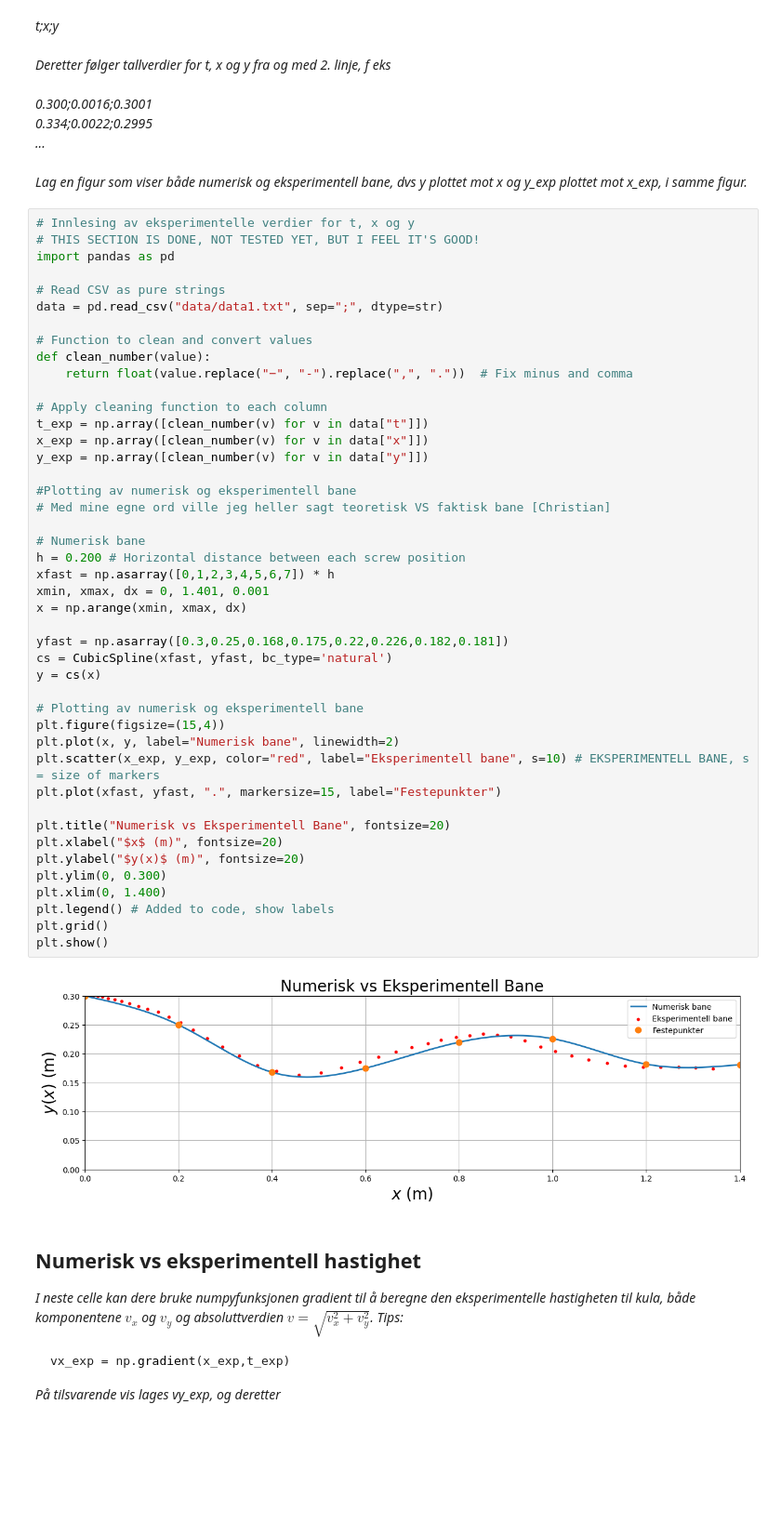
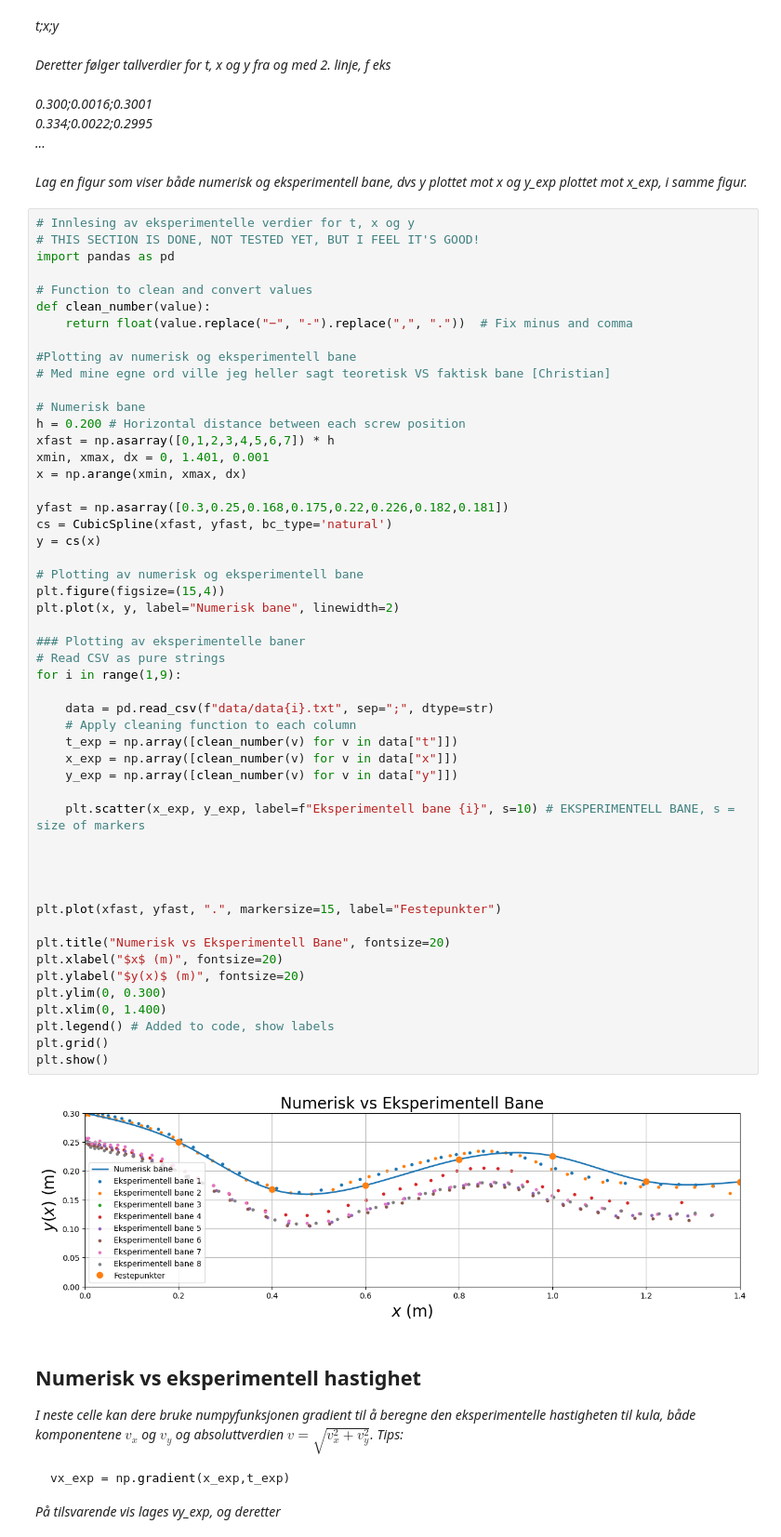
Before and after one commit to dtktran/notebook_mal_V25, a Jupyter notebook: notebook_mal_V25.ipynb, the cells around one changed output. Shown: that part at 93% size. Drawn from its saved outputs; the diff is of its cells as text; blank space fills up the shorter version.

Commit message:
Plotting av alle eksperimentelle baner

```diff
--- a/notebook_mal_V25.ipynb
+++ b/notebook_mal_V25.ipynb
@@ -305,47 +305,54 @@ Lag en figur som viser både numerisk og eksperimentell bane, dvs y plottet mot
 # THIS SECTION IS DONE, NOT TESTED YET, BUT I FEEL IT'S GOOD!
 import pandas as pd
 
-# Read CSV as pure strings
-data = pd.read_csv("data/data1.txt", sep=";", dtype=str)
-
 # Function to clean and convert values
 def clean_number(value):
     return float(value.replace("−", "-").replace(",", "."))  # Fix minus and comma
-
-# Apply cleaning function to each column
-t_exp = np.array([clean_number(v) for v in data["t"]])
-x_exp = np.array([clean_number(v) for v in data["x"]])
-y_exp = np.array([clean_number(v) for v in data["y"]])
 
 #Plotting av numerisk og eksperimentell bane
 # Med mine egne ord ville jeg heller sagt teoretisk VS faktisk bane [Christian]
 
 # Numerisk bane
 h = 0.200 # Horizontal distance between each screw position
 xfast = np.asarray([0,1,2,3,4,5,6,7]) * h
 xmin, xmax, dx = 0, 1.401, 0.001
 x = np.arange(xmin, xmax, dx)
 
 yfast = np.asarray([0.3,0.25,0.168,0.175,0.22,0.226,0.182,0.181])
 cs = CubicSpline(xfast, yfast, bc_type='natural')
 y = cs(x)
 
 # Plotting av numerisk og eksperimentell bane
 plt.figure(figsize=(15,4))
 plt.plot(x, y, label="Numerisk bane", linewidth=2)
-plt.scatter(x_exp, y_exp, color="red", label="Eksperimentell bane", s=10) # EKSPERIMENTELL BANE, s = size of markers
+
+### Plotting av eksperimentelle baner
+# Read CSV as pure strings
+for i in range(1,9):
+
+    data = pd.read_csv(f"data/data{i}.txt", sep=";", dtype=str)
+    # Apply cleaning function to each column
+    t_exp = np.array([clean_number(v) for v in data["t"]])
+    x_exp = np.array([clean_number(v) for v in data["x"]])
+    y_exp = np.array([clean_number(v) for v in data["y"]])
+
+    plt.scatter(x_exp, y_exp, label=f"Eksperimentell bane {i}", s=10) # EKSPERIMENTELL BANE, s = size of markers
+
+
+
+
 plt.plot(xfast, yfast, ".", markersize=15, label="Festepunkter")
 
 plt.title("Numerisk vs Eksperimentell Bane", fontsize=20)
 plt.xlabel("$x$ (m)", fontsize=20)
 plt.ylabel("$y(x)$ (m)", fontsize=20)
 plt.ylim(0, 0.300)
 plt.xlim(0, 1.400)
 plt.legend() # Added to code, show labels
 plt.grid()
 plt.show()
 # %% [output]
-[figure, old version]
+[figure, new version]
 # %% [markdown]
 ## Numerisk vs eksperimentell hastighet
 
```
Also changed, not shown: parts of 1 cell of this notebook, 2 other files.
